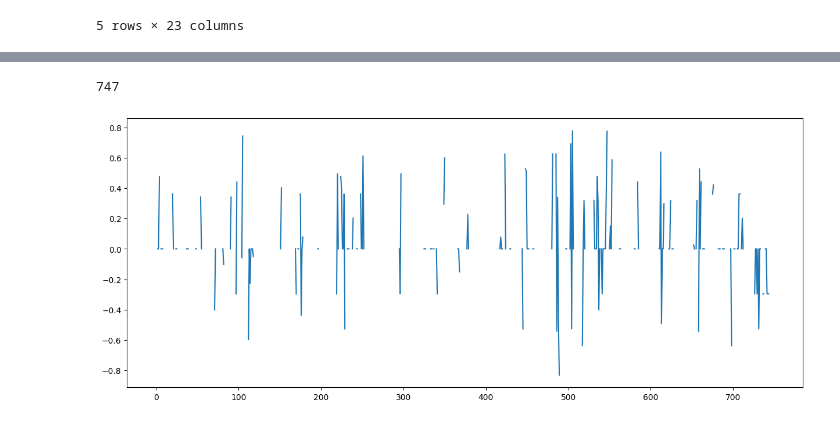
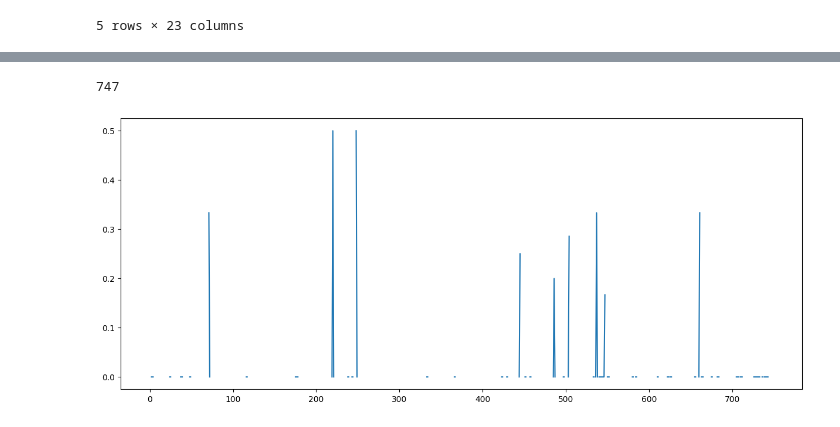
Before and after one commit to chuik633/MovieSentiments, a Jupyter notebook: exploration/spiritedAway.ipynb, the cells around one changed output, grey strips where cells are left out. Saved outputs shown, nothing was run; the diff lists cells and outputs as text; code cells hidden in the pictures.

```diff
--- a/exploration/spiritedAway.ipynb
+++ b/exploration/spiritedAway.ipynb
@@ -173,9 +173,9 @@ import numpy as np
 import pandas as pd
 
 
-emotion_cols = ["sentiment", "sentiment_smooth", "joy", "fear", "anger", "anticipation", "sadness", "positive", "negative"]
+emotion_cols = emotion_df.columns
 
-def get_emotions_for_color(color_time, emotion_df, emotion_cols):
+def get_emotions_for_color(color_time, emotion_cols):
     color_time = color_time*10
     # match the overlapping
     mask = (emotion_df["start_second"] <= color_time) & (emotion_df["end_second"] >= color_time)
@@ -189,6 +189,6 @@ def get_emotions_for_color(color_time, emotion_df, emotion_cols):
         return matched.iloc[0]
 
 
-color_df[emotion_cols] = color_df["second"].apply(lambda t: get_emotions_for_color(t, emotion_df, emotion_cols))
+color_df[emotion_cols] = color_df["second"].apply(lambda t: get_emotions_for_color(t, emotion_cols))
 color_df.head()
 # %% [output]
@@ -201,11 +202,16 @@ color_df.head()
+# %%
+color_df = color_df.fillna(0)
+color_df['second'] = color_df['second']*10
+color_df = color_df.sort_values(by="second")
+color_df.to_csv("emotion_color_data.csv", index = False)
 # %%
 color_df['avg_color'] = color_df['colors'].apply(lambda c: np.mean(c, axis=0))
 print(len(color_df))
 colors = np.stack(color_df['avg_color'].values)
 plt.figure(figsize=(15,6))
-plt.plot(color_df['second'],color_df['sentiment'])
+plt.plot(color_df['second'],color_df['joy'])
 
 plt.show()
 # %% [output]
 747
-[figure, old version]
+[figure, new version]
```
Also changed, not shown: parts of 1 cell of this notebook, 11 other files.
